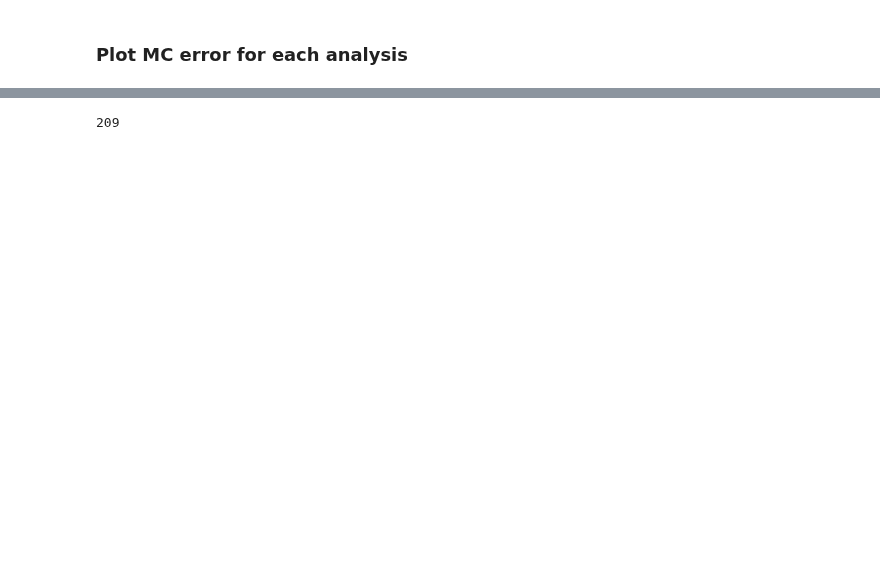
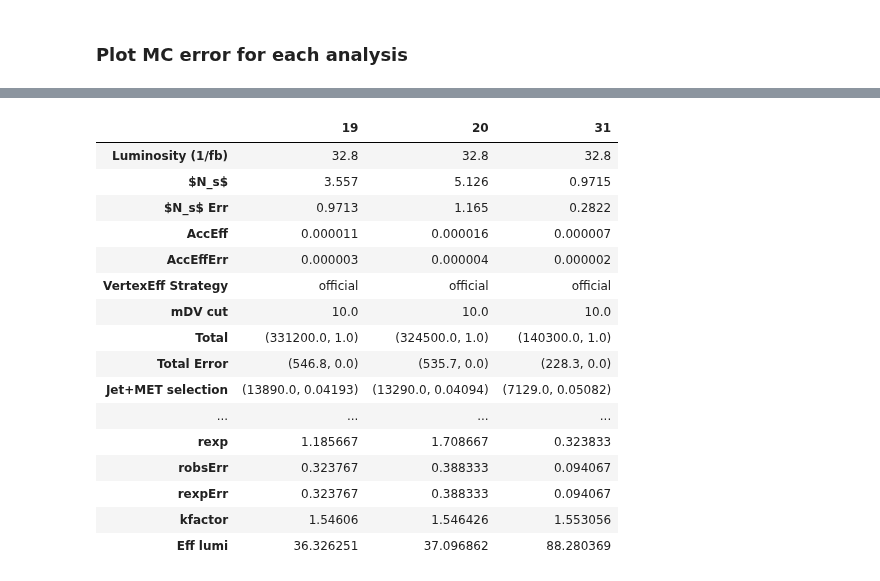
Before and after one commit to andlessa/LLP-CDFO, a Jupyter notebook: plotting/checkMCstats_ATLAS.ipynb, the cells around one changed output, grey strips where cells are left out. Saved outputs shown, nothing was run; the diff lists cells and outputs as text; code cells hidden in the pictures; blank space fills up the shorter version.

```diff
--- a/plotting/checkMCstats_ATLAS.ipynb
+++ b/plotting/checkMCstats_ATLAS.ipynb
@@ -300,4 +303,20 @@ print(str(ptsIni).replace("'", ""))
-# %%
-len(recastData)
-# %% [output]
-209
+# %%
+recastData[(recastData['mLSP'] <= 300.) & (recastData['mLSP'] >= 250.) & ((recastData['mLLP']-recastData['mLSP']) <= 26.) & ((recastData['mLLP']-recastData['mLSP']) >= 24.)].T
+# %% [output]
+|  | 19 | 20 | 31 |
+| Luminosity (1/fb) | 32.8 | 32.8 | 32.8 |
+| $N_s$ | 3.557 | 5.126 | 0.9715 |
+| $N_s$ Err | 0.9713 | 1.165 | 0.2822 |
+| AccEff | 0.000011 | 0.000016 | 0.000007 |
+| AccEffErr | 0.000003 | 0.000004 | 0.000002 |
+| VertexEff Strategy | official | official | official |
+| mDV cut | 10.0 | 10.0 | 10.0 |
+| Total | (331200.0, 1.0) | (324500.0, 1.0) | (140300.0, 1.0) |
+| Total Error | (546.8, 0.0) | (535.7, 0.0) | (228.3, 0.0) |
+| Jet+MET selection | (13890.0, 0.04193) | (13290.0, 0.04094) | (7129.0, 0.05082) |
+| ... | ... | ... | ... |
+| rexp | 1.185667 | 1.708667 | 0.323833 |
+| robsErr | 0.323767 | 0.388333 | 0.094067 |
+| rexpErr | 0.323767 | 0.388333 | 0.094067 |
+| kfactor | 1.54606 | 1.546426 | 1.553056 |
+| Eff lumi | 36.326251 | 37.096862 | 88.280369 |
```
Also changed, not shown: parts of 11 cells of this notebook, 3 other files.
